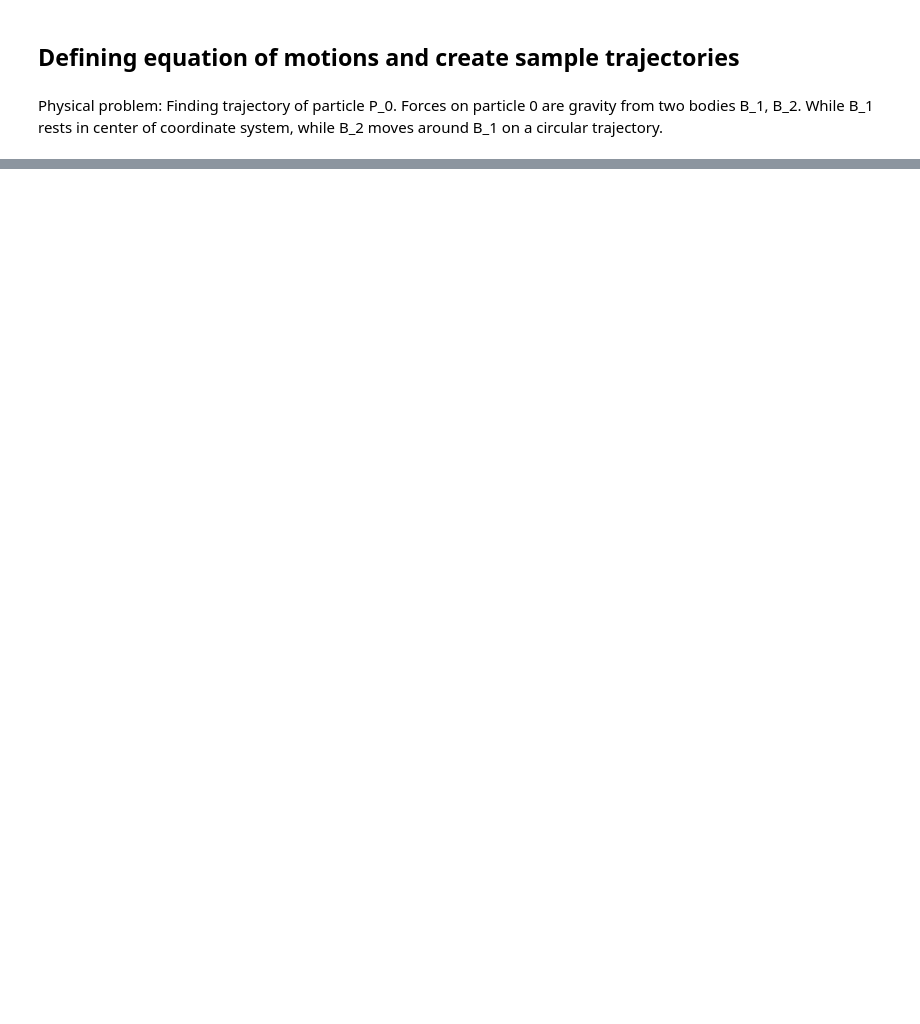
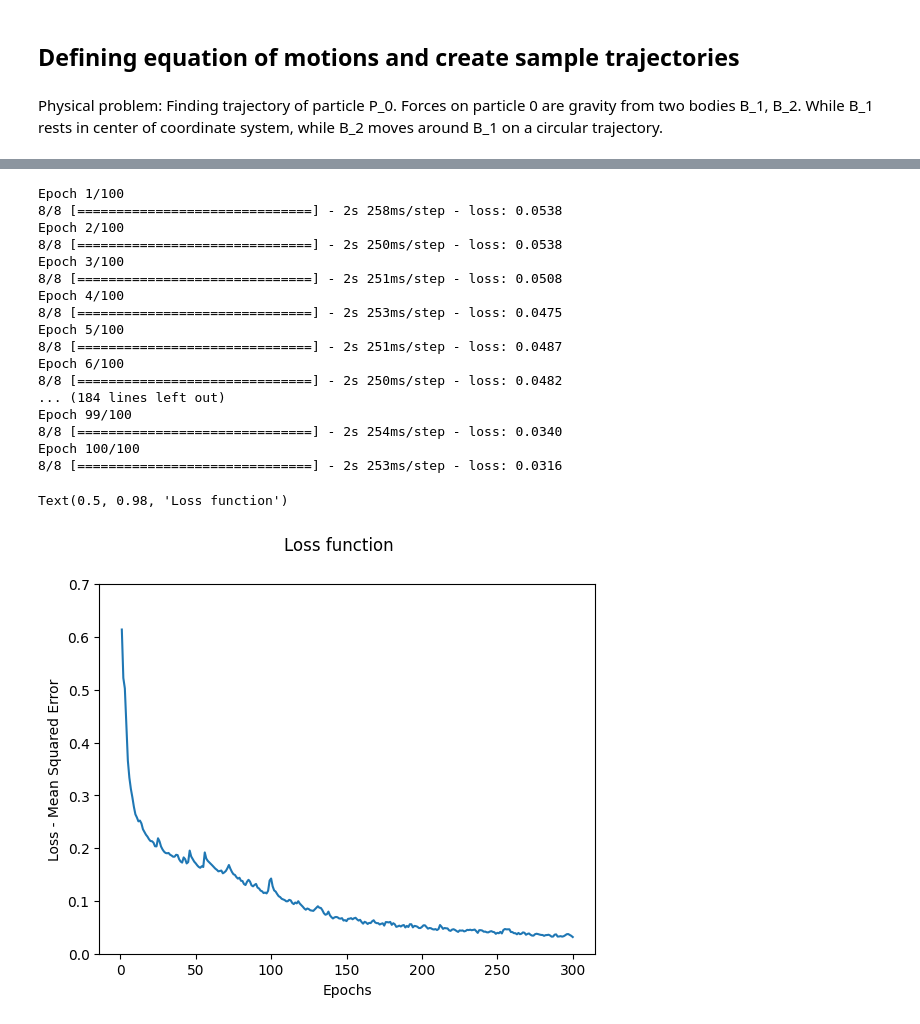
Before and after one commit to Felix-Busse/Recurrent_NNR, a Jupyter notebook: Recurrent_NNR.ipynb, the cells around one changed output, grey strips where cells are left out. Cells and saved outputs as stored; diff of their text form; code cells hidden in the pictures; blank space fills up the shorter version.

Commit message:
RNN trained, optimization to be done

```diff
--- a/Recurrent_NNR.ipynb
+++ b/Recurrent_NNR.ipynb
@@ -182,0 +159,30 @@ array([0.0000e+00, 1.0000e-04, 1.1000e-03, 1.1100e-02, 1.1110e-01,
+# %%
+# Create samples for first training experiment.
+n = 50 # number of steps in each trajectory
+sample_n = 1000 # number of trajectories to be calculated
+samples = np.empty((sample_n, n, 2)) # array, that holds all calculated trajectories (2 coordinates of position
+# in lowest dimension)
+
+# Only one space_body is acting on space_particle P_1
+B_3 = space_body(position=(0, 0), mass=10, radius=0.15)
+
+# List to hold random numbers
+random_list = []
+
+for i in range(sample_n):
+    # Initial position of P_1 is above surface of B_3, initial velocity in x direction is chosen randomly
+    # Random values between 5 and 8 lead to closed orbits outside B_3
+    # Store random value for debugging
+    random_list.append(5 + 3*np.random.random())
+    P_1 = space_particle(position=(0, 0.3), velocity=(random_list[-1], 0), mass=0.1, radius=0.05)
+    P_1.integrate(G, [B_3], t_span=(0, 15), n_points=n)
+    samples[i, :, :] = np.array([P_1.solution.x, P_1.solution.y]).T
+# %%
+# Define Recurrent Neuronal Network
+RNN = ks.Sequential()
+RNN.add(ks.layers.LSTM(2, input_shape=(n, 2), return_sequences=True))
+RNN.add(ks.layers.LSTM(300, return_sequences=True))
+RNN.add(ks.layers.LSTM(2, return_sequences=True, activation='linear'))
+
+RNN.compile(loss='mean_squared_error', optimizer='adam')
+history_buffer_loss = []
@@ -182,0 +202,33 @@ array([0.0000e+00, 1.0000e-04, 1.1000e-03, 1.1100e-02, 1.1110e-01,
+# %%
+x_train = samples.copy()
+x_train[:, -n//2:, :] = 0
+
+history = RNN.fit(x=x_train, y=samples, batch_size=128, epochs=100)
+history_buffer_loss += history.history['loss']
+# Plotting loss function
+fig, ax = plt.subplots()
+ax.set_ylim(bottom=0, top=np.max(history_buffer_loss).round(1) + 0.1)
+ax.set_xlabel('Epochs')
+ax.set_ylabel('Loss - Mean Squared Error')
+ax.plot(list(range(1, len(history_buffer_loss) + 1)), history_buffer_loss)
+fig.suptitle('Loss function')
+# %% [output]
+Epoch 1/100
+8/8 [==============================] - 2s 258ms/step - loss: 0.0538
+Epoch 2/100
+8/8 [==============================] - 2s 250ms/step - loss: 0.0538
+Epoch 3/100
+8/8 [==============================] - 2s 251ms/step - loss: 0.0508
+Epoch 4/100
+8/8 [==============================] - 2s 253ms/step - loss: 0.0475
+Epoch 5/100
+8/8 [==============================] - 2s 251ms/step - loss: 0.0487
+Epoch 6/100
+8/8 [==============================] - 2s 250ms/step - loss: 0.0482
+... (184 lines left out)
+Epoch 99/100
+8/8 [==============================] - 2s 254ms/step - loss: 0.0340
+Epoch 100/100
+8/8 [==============================] - 2s 253ms/step - loss: 0.0316
+Text(0.5, 0.98, 'Loss function')
+[figure, added]
```
Also changed, not shown: parts of 12 cells of this notebook.
